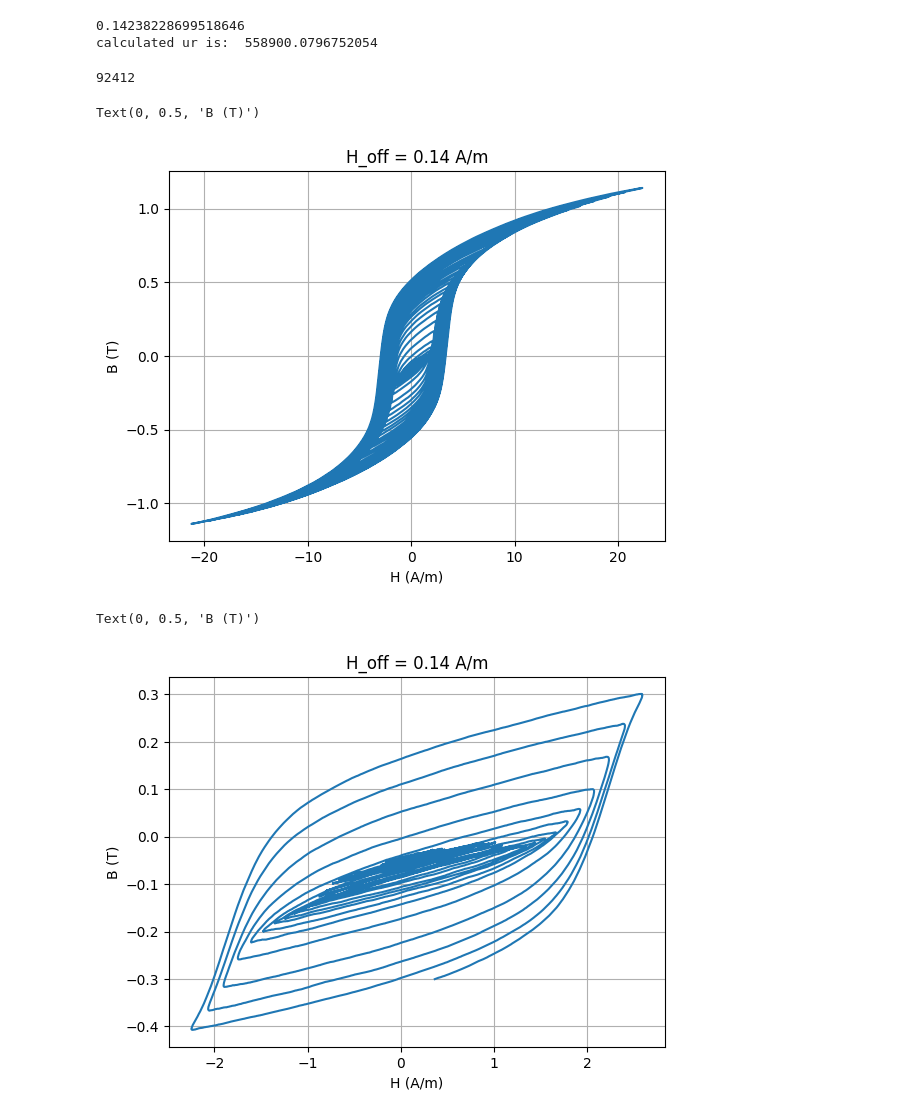
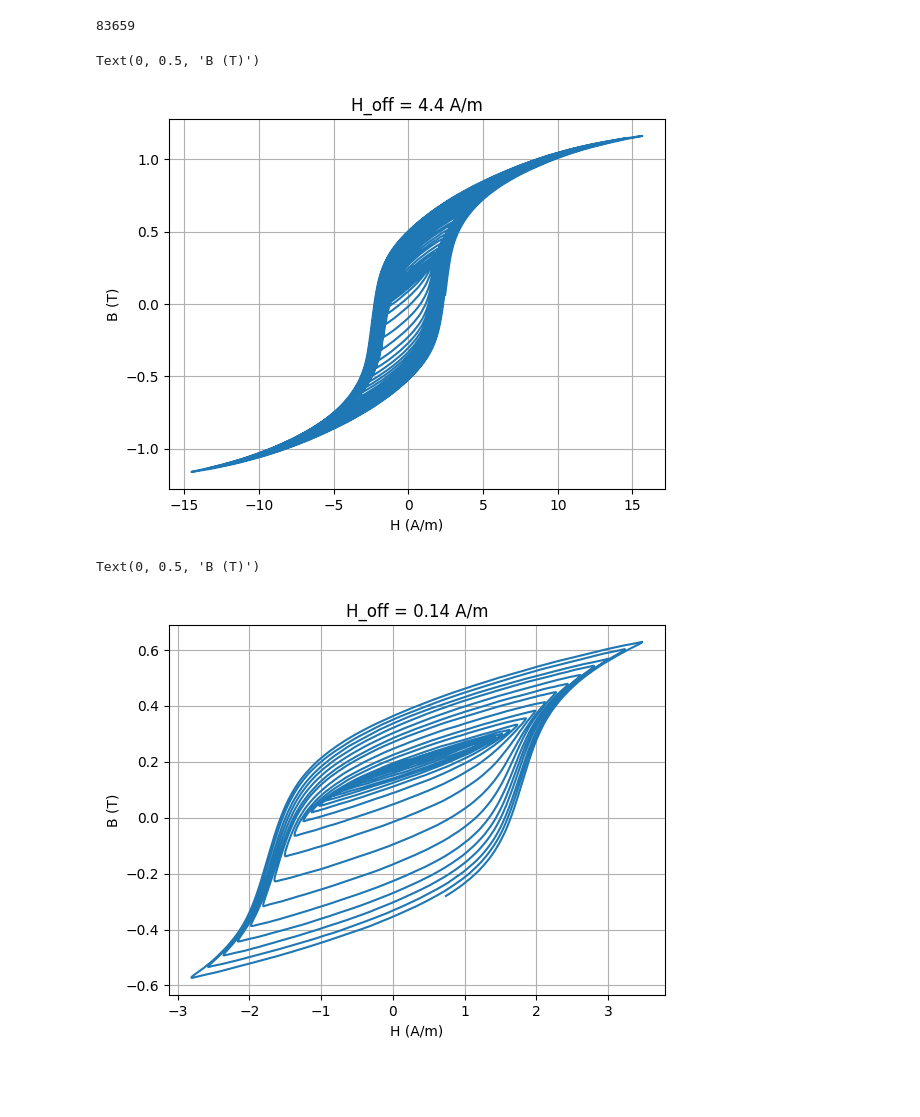
Before and after one commit to yyhshdu1/new_cavity, a Jupyter notebook: windfreak/SG_degauss.ipynb, the cells around one changed output. Drawn from its saved outputs; the diff is of its cells as text; code cells hidden in the pictures; blank space fills up the shorter version.

Commit message:
degauss_analysis

```diff
--- a/windfreak/SG_degauss.ipynb
+++ b/windfreak/SG_degauss.ipynb
@@ -91,11 +95,13 @@ def off_subtract(Vin,Vpick,off_set,fitfun):
     Vpick_sub = Vpick - pick_off_mea
     return Vin_sub, Vpick_sub
 # %%
-file_name = "C:\\Users\\yuanhang.yang\\Documents\\GitHub\\new_cavity\\degauss_4_1_2024.hdf"
+file_name = "C:\\Users\\CeNTREX\\Documents\\GitHub\\new_cavity\\degauss_4_2_2024.hdf"
 off_file_name = "off_set.hdf"
 off = [0]
+V_off = 150
+run_name = "noamp9Vpp4Hz" + str(V_off) + "off1kHz"
 #Vpick, Vin = get_data(file_name,off)   # get both input voltage and pickup voltage
-Vin, Vpick = get_general_data(file_name,"noamp9Vpp4Hz50off1kHz",off)
+Vin, Vpick = get_general_data(file_name,run_name,off)
 time_stamp = np.linspace(0,T,len(Vin))
 off_set, off_get = get_off(off_file_name)        # get offset calibration measured before
 off_fit_fun = off_fit(off_set, off_get)
@@ -111,9 +117,9 @@ print(pos_peaks[0:4])
 print(neg_peaks[0:4])
 print(neg_peaks[1] - pos_peaks[0])
 print(pos_peaks[1] - neg_peaks[1])
-time_used = time_stamp[pos_peaks[1]-10:-1]
-Vin_used  = Vin[pos_peaks[1]-10:-1]
-Vpick_used = Vpick[pos_peaks[1]-10:-1]
+time_used = time_stamp[pos_peaks[1]:-10000]
+Vin_used  = Vin[pos_peaks[1]:-10000]
+Vpick_used = Vpick[pos_peaks[1]:-10000]
 Vin_mea, Vpick_mea = off_subtract(Vin_used,Vpick_used,off[0],off_fit_fun)
 # Vin_mea = Vin_used
 # Vpick_mea = Vpick_used
@@ -140,7 +146,7 @@ derate_fit = []
 fre_fit = []
 phase_fit = []
 V_SGamp = []
-Vamp = 4.5 * 2
+Vamp = 4.25 * 2
 param,x = expdcysin_fit(Vin_mea,Vamp,time_used,4,1)
 amp_fit.append(param[0])
 derate_fit.append(param[1])
@@ -156,8 +162,7 @@ V_SGamp = (2 * Vamp - max(abs(data_fit)))/2
 convert_factor = V_SGamp / max(abs(data_fit))
 I = []
 I_set = np.array(Vamp)/50
-
-V_SG = data_fit * convert_factor +0.05
+V_SG = data_fit * convert_factor + V_off/1000
 I= (V_SG)/50
 plt.plot(I, label  = "I_set = "+ str(I_set) + "A")
 plt.legend()
@@ -168,13 +173,3 @@ plt.legend()
-# %%
-off = 0.075
-off_coil = off / convert_factor
-H_off = off_coil / R * N /lc
-print(H_off)
-slope = 0.1/H_off/u0
-print("calculated ur is: ", slope )
-# %% [output]
-0.14238228699518646
-calculated ur is:  558900.0796752054
 # %%
 B = []
 B_int = []
@@ -185,31 +180,33 @@ dB = np.array(Vpick_mea)/Ac/N/gain
 print(len(dB))
 H = np.array(I) * N / lc
 for a in dB[0:-1]:
-        Bini.append(Bini[-1] + (a-0.00)* dt )
+        Bini.append(Bini[-1] + (a+0.025)* dt )
 B.append(Bini)
 # %% [output]
-92412
+83659
 # %%
 start = 0000
 stop = 80000
 m = np.s_[start:stop]
 plt.plot(H[m],B[0][m]-(max(B[0])+min(B[0]))/2,"-")
+#plt.plot(H[m],np.array(B[0][m]),"-")
 plt.grid(True)
-plt.title("H_off = 0.14 A/m")
+plt.title("H_off = 4.4 A/m")
 plt.xlabel("H (A/m)")
 plt.ylabel("B (T)")
 # %% [output]
 Text(0, 0.5, 'B (T)')
-[figure, old version]
+[figure, new version]
 # %%
-start = 35000
-stop = 90000
+start = 25000
+stop = 50000
 m = np.s_[start:stop]
 plt.plot(H[m],B[0][m]-(max(B[0])+min(B[0]))/2,"-")
+#plt.plot(H[m],np.array(B[0][m]),"-")
 plt.grid(True)
 plt.title("H_off = 0.14 A/m")
 plt.xlabel("H (A/m)")
 plt.ylabel("B (T)")
 # %% [output]
 Text(0, 0.5, 'B (T)')
-[figure, old version]
+[figure, new version]
```
Also changed, not shown: parts of 10 cells of this notebook, 4 other files.
